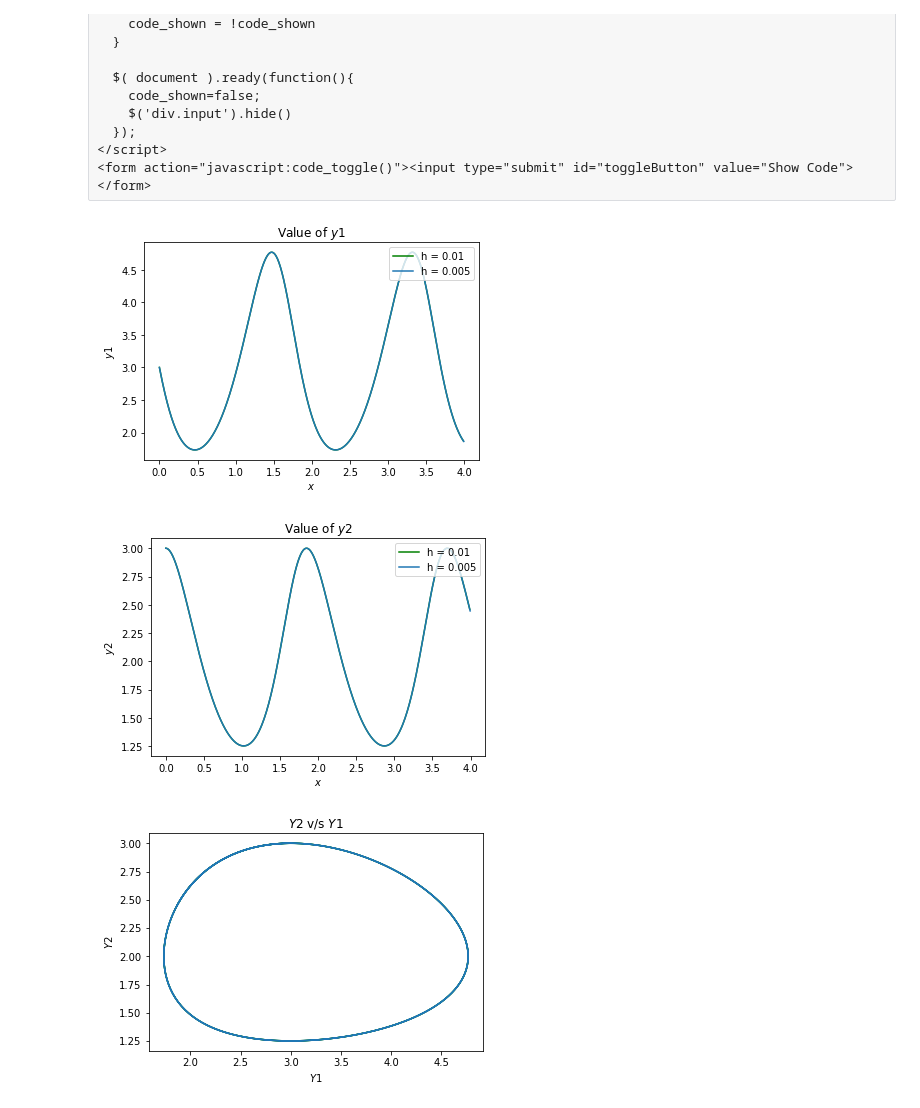
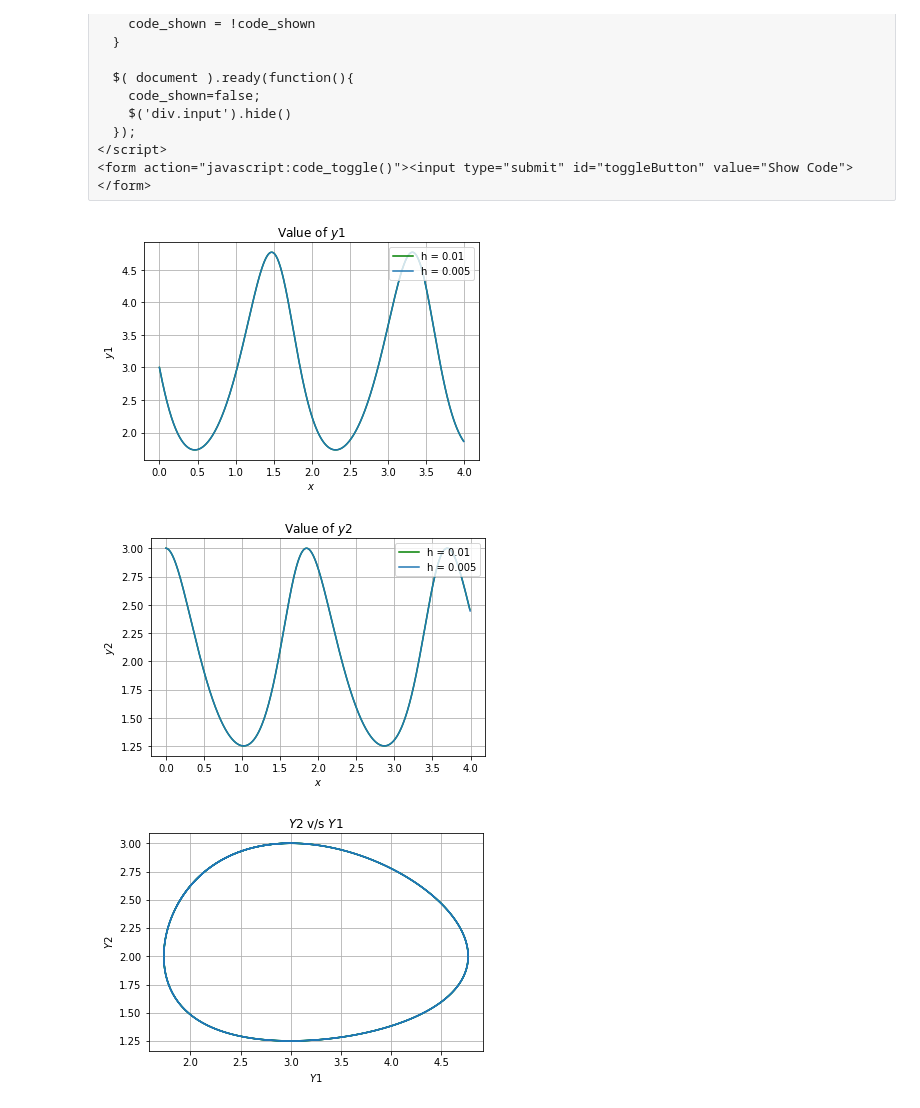
Before and after one commit to Vidhin05/Computational-and-Numerical-Methods, a Jupyter notebook: src/Set_17.ipynb, the cells around one changed output. Saved outputs shown, nothing was run; the diff lists cells and outputs as text; code cells hidden in the pictures.

```diff
--- a/src/Set_17.ipynb
+++ b/src/Set_17.ipynb
@@ -73,36 +73,39 @@ for h in hrange:
     y1 = y1 + h* (v11 + 2*v21 + 2*v31 + v41)/6
     y2 = y2 + h* (v12 + 2*v22 + 2*v32 + v42)/6
 
     ans_y1.append(y1)
     ans_y2.append(y2)
   y1_values.append(ans_y1[:-1])
   y2_values.append(ans_y2[:-1])
   x_values.append(xrange)
 
 plt.plot(x_values[0],y1_values[0],label="h = 0.01", color='green')
 plt.plot(x_values[1],y1_values[1],label="h = 0.005",color='#1f77b4')
 plt.legend(loc="upper right")
 plt.xlabel('$x$')
 plt.ylabel('$y1$')
 plt.title('Value of $y1$')
+plt.grid(True)
 plt.show()
 plt.plot(x_values[0],y2_values[0],label="h = 0.01", color='green')
 plt.plot(x_values[1],y2_values[1],label="h = 0.005",color='#1f77b4')
 plt.legend(loc="upper right")
 plt.xlabel('$x$')
 plt.ylabel('$y2$')
 plt.title('Value of $y2$')
+plt.grid(True)
 plt.show()
 plt.plot(y1_values[0],y2_values[0], color='green')
 plt.plot(y1_values[1],y2_values[1],color='#1f77b4')
 plt.title('$Y2$ v/s $Y1$')
 plt.xlabel('$Y1$')
+plt.grid(True)
 plt.ylabel('$Y2$')
 plt.show()
 # %% [output]
-[figure, old version]
+[figure, new version]
-[figure, old version]
+[figure, new version]
-[figure, old version]
+[figure, new version]
 # %%
 A = 4
 B = 0.5
```
Also changed, not shown: parts of 3 cells of this notebook, 9 other files.
